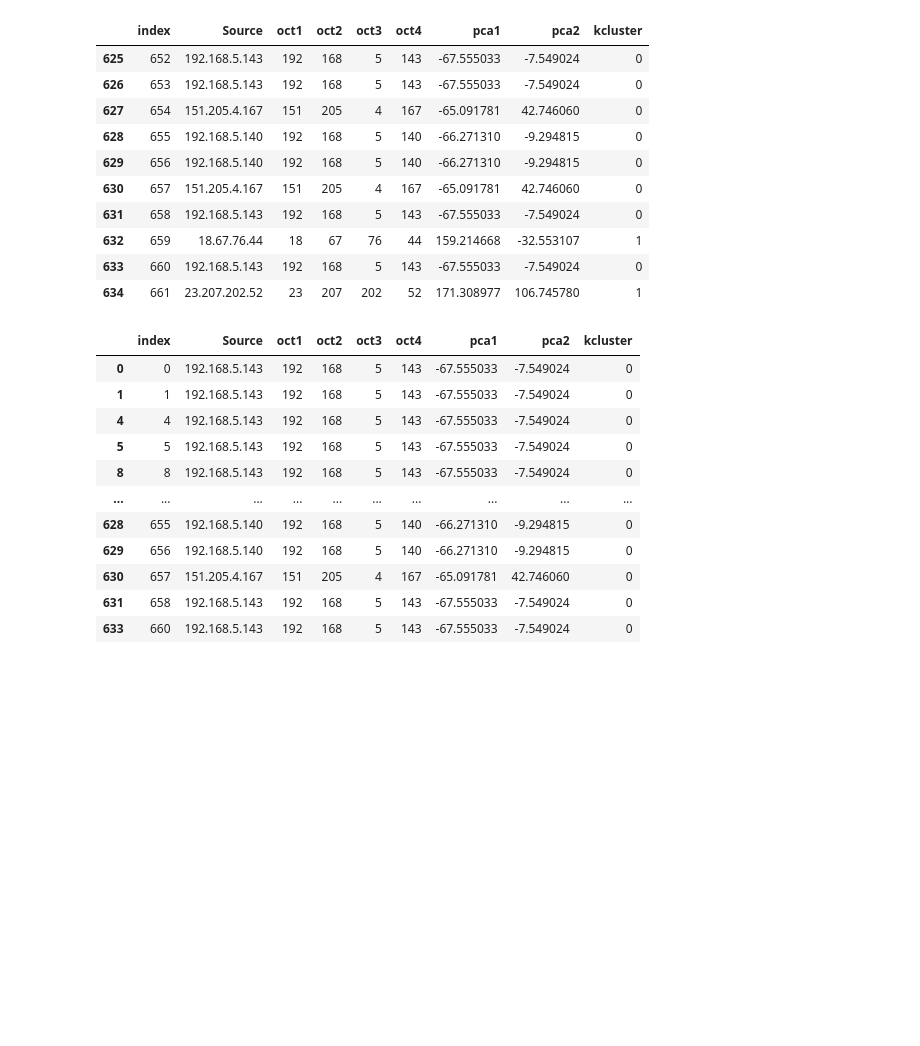
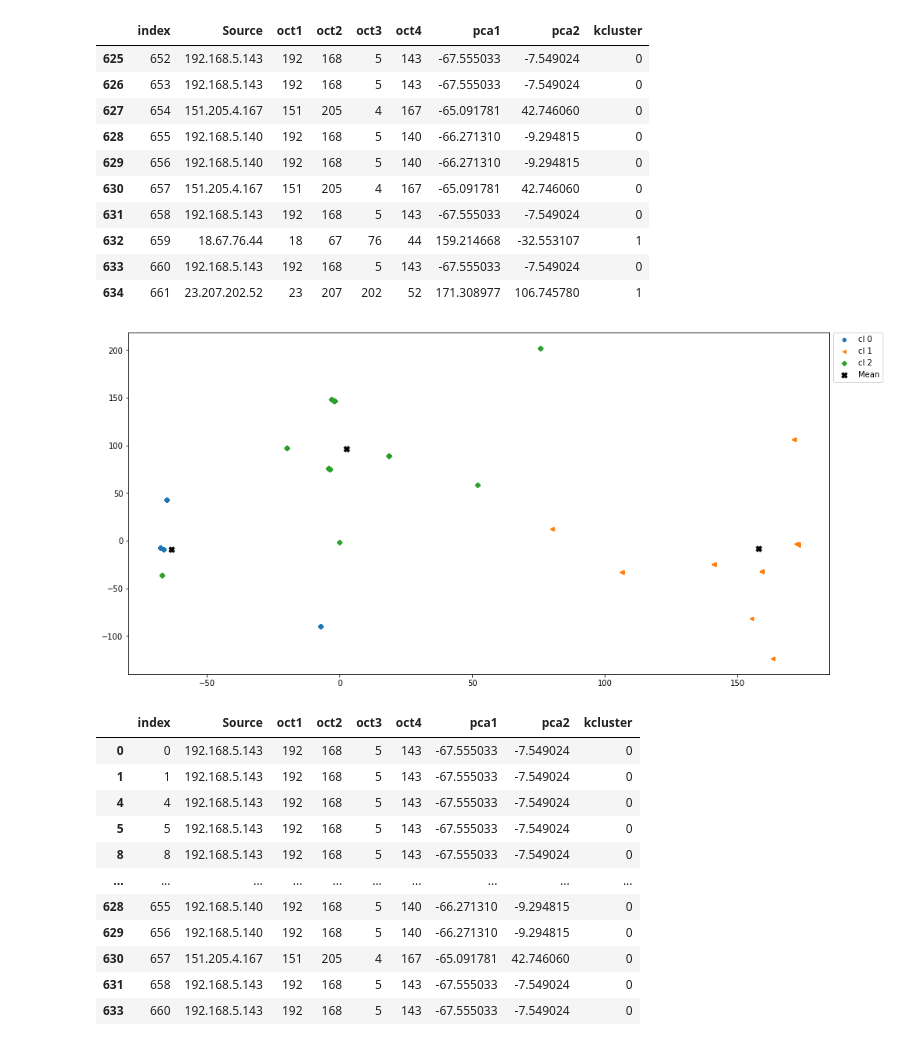
Before and after one commit to hmulli2/Anomaly-Detection-IP-Address, a Jupyter notebook: IP_Address_Anomaly.ipynb, the cells around one changed output. Saved outputs shown, nothing was run; the diff lists cells and outputs as text; code cells hidden in the pictures; blank space fills up the shorter version.

```diff
--- a/IP_Address_Anomaly.ipynb
+++ b/IP_Address_Anomaly.ipynb
@@ -360,6 +360,17 @@ src_ip_df.tail(10)
 dfs0 = src_ip_df[src_ip_df.kcluster==0]
 dfs1 = src_ip_df[src_ip_df.kcluster==1]
 dfs2 = src_ip_df[src_ip_df.kcluster==2]
+# %%
+plt.rcParams["figure.figsize"] = (16,8)
+pyplot.scatter(dfs0['pca1'],dfs0['pca2'],s=20,label="cl 0")
+pyplot.scatter(dfs1['pca1'],dfs1['pca2'],s=20,marker="<",label="cl 1")
+pyplot.scatter(dfs2['pca1'],dfs2['pca2'],s=20,marker="D",label="cl 2")
+pyplot.scatter(means_df_s['pca1'],means_df_s['pca2'],s=50,marker="X",label="Mean", color='black')
+
+pyplot.legend(bbox_to_anchor=(1.005, 1), loc=2, borderaxespad=0.)
+pyplot.show()
+# %% [output]
+[figure, added]
 # %%
 dfs0
 # %% [output]
```
Also changed, not shown: parts of 5 cells of this notebook.
